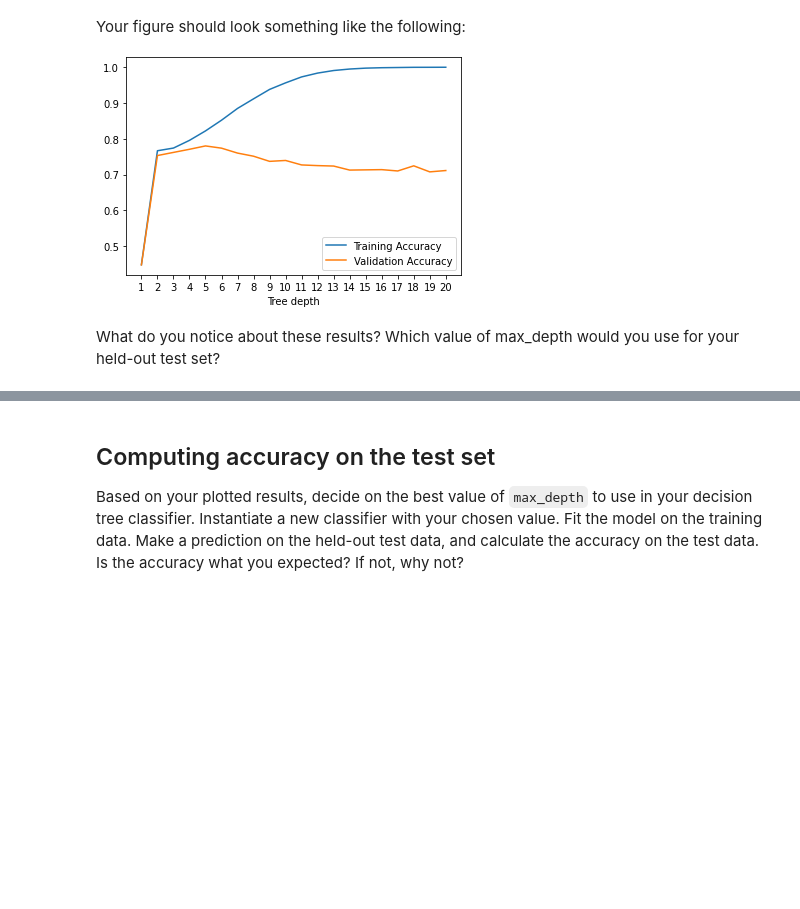
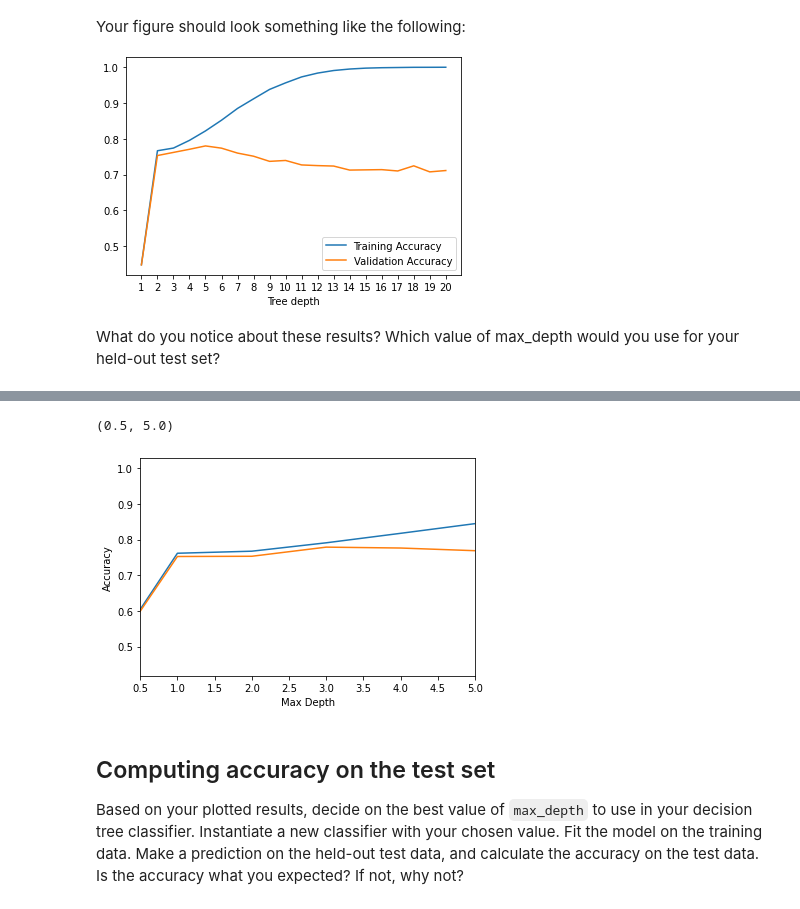
Before and after one commit to cameronmcewan/intro-to-AI, a Jupyter notebook: Worksheet 1 Week 13.ipynb, the cells around one changed output, grey strips where cells are left out. Drawn from its saved outputs; the diff is of its cells as text; code cells hidden in the pictures; blank space fills up the shorter version.

```diff
--- a/Worksheet 1 Week 13.ipynb
+++ b/Worksheet 1 Week 13.ipynb
@@ -375,3 +409,13 @@ What do you notice about these results? Which value of max_depth would you use f
+# %%
+# Write code to plot your results here
+plt.plot(train_accuracy_mean)
+plt.plot(val_accuracy_mean)
+plt.xlabel("Max Depth")
+plt.ylabel("Accuracy")
+plt.xlim(0.5,5)
+# %% [output]
+(0.5, 5.0)
+[figure, added]
 # %% [markdown]
 ## Computing accuracy on the test set
 Based on your plotted results, decide on the best value of `max_depth` to use in your decision tree classifier. Instantiate a new classifier with your chosen value. Fit the model on the training data. Make a prediction on the held-out test data, and calculate the accuracy on the test data. Is the accuracy what you expected? If not, why not?
```
Also changed, not shown: parts of 17 cells of this notebook.
